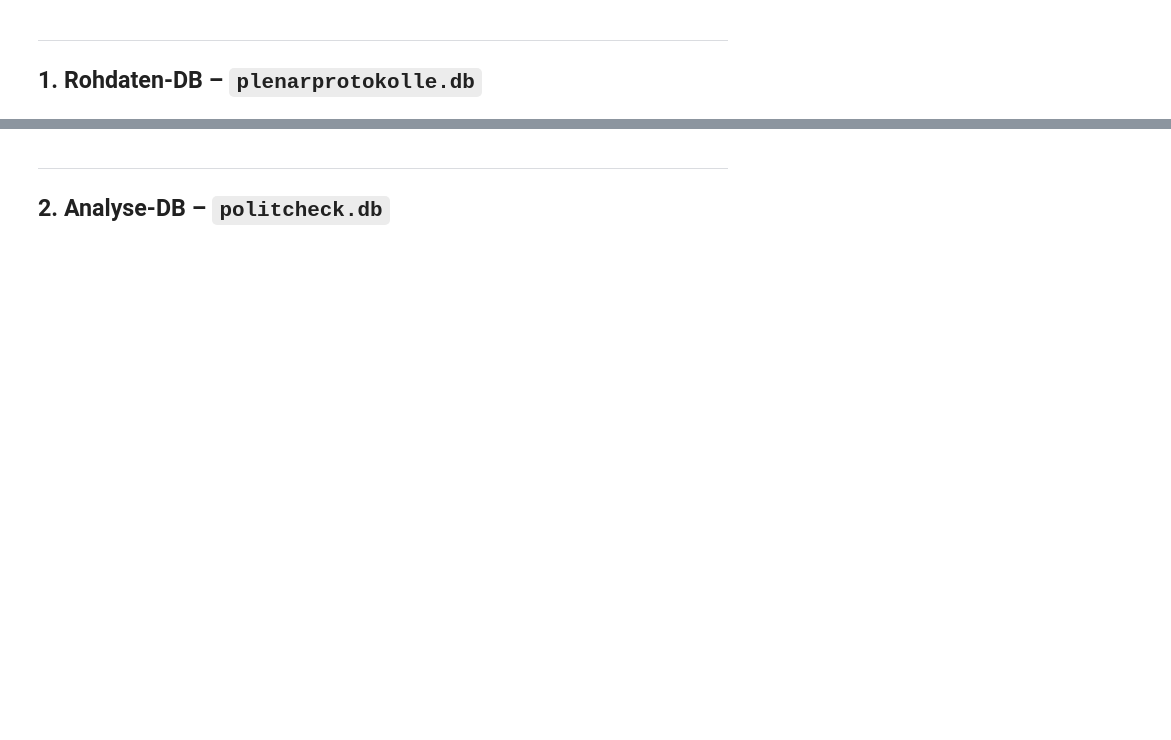
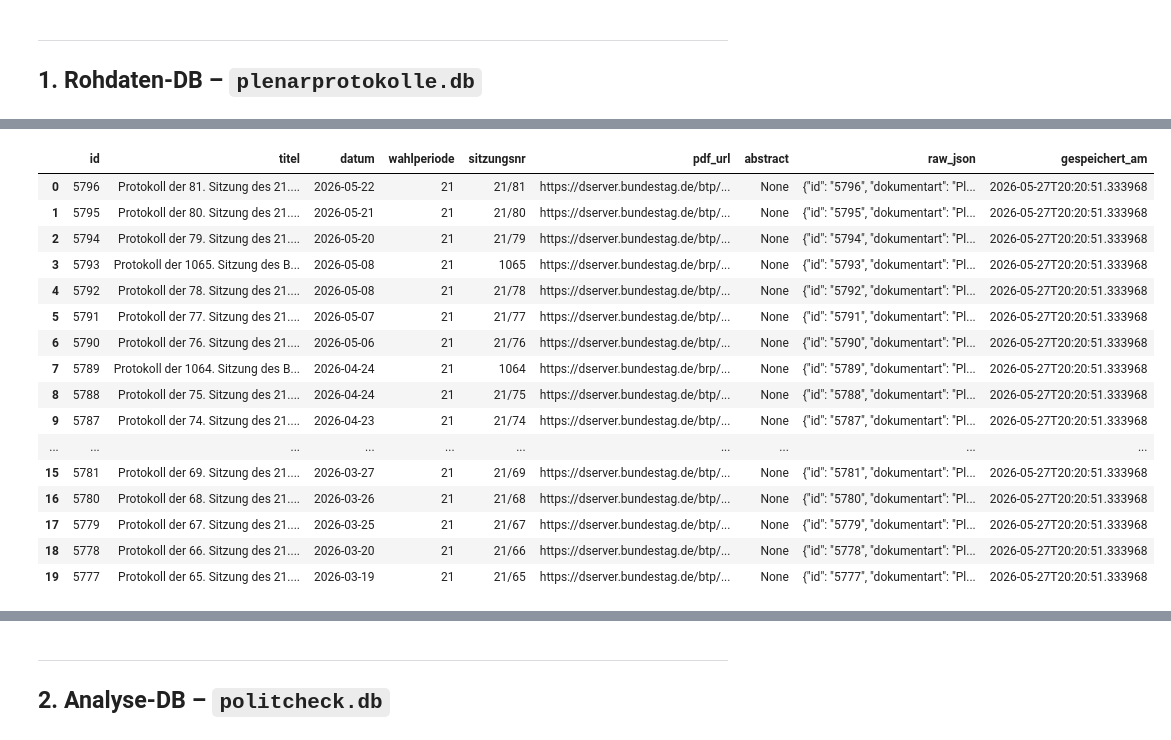
Before and after one commit to Wayman92/PolitCheck, a Jupyter notebook: eda/Datenbank_Explorer.ipynb, the cells around one changed output, grey strips where cells are left out. Drawn from its saved outputs; the diff is of its cells as text; code cells hidden in the pictures; blank space fills up the shorter version.

```diff
--- a/eda/Datenbank_Explorer.ipynb
+++ b/eda/Datenbank_Explorer.ipynb
@@ -49,16 +109,29 @@ query(DB_RAW, """
 # %%
 # Neueste 20 Protokolle
 query(DB_RAW, """
-    SELECT
-        id,
-        datum,
-        dokumentnummer,
-        titel,
-        pdf_url
+    SELECT *
     FROM protokolle
     ORDER BY datum DESC
     LIMIT 20
 """)
+# %% [output]
+|  | id | titel | datum | wahlperiode | sitzungsnr | pdf_url | abstract | raw_json | gespeichert_am |
+| 0 | 5796 | Protokoll der 81. Sitzung des 21.... | 2026-05-22 | 21 | 21/81 | https://dserver.bundestag.de/btp/... | None | {"id": "5796", "dokumentart": "Pl... | 2026-05-27T20:20:51.333968 |
+| 1 | 5795 | Protokoll der 80. Sitzung des 21.... | 2026-05-21 | 21 | 21/80 | https://dserver.bundestag.de/btp/... | None | {"id": "5795", "dokumentart": "Pl... | 2026-05-27T20:20:51.333968 |
+| 2 | 5794 | Protokoll der 79. Sitzung des 21.... | 2026-05-20 | 21 | 21/79 | https://dserver.bundestag.de/btp/... | None | {"id": "5794", "dokumentart": "Pl... | 2026-05-27T20:20:51.333968 |
+| 3 | 5793 | Protokoll der 1065. Sitzung des B... | 2026-05-08 | 21 | 1065 | https://dserver.bundestag.de/brp/... | None | {"id": "5793", "dokumentart": "Pl... | 2026-05-27T20:20:51.333968 |
+| 4 | 5792 | Protokoll der 78. Sitzung des 21.... | 2026-05-08 | 21 | 21/78 | https://dserver.bundestag.de/btp/... | None | {"id": "5792", "dokumentart": "Pl... | 2026-05-27T20:20:51.333968 |
+| 5 | 5791 | Protokoll der 77. Sitzung des 21.... | 2026-05-07 | 21 | 21/77 | https://dserver.bundestag.de/btp/... | None | {"id": "5791", "dokumentart": "Pl... | 2026-05-27T20:20:51.333968 |
+| 6 | 5790 | Protokoll der 76. Sitzung des 21.... | 2026-05-06 | 21 | 21/76 | https://dserver.bundestag.de/btp/... | None | {"id": "5790", "dokumentart": "Pl... | 2026-05-27T20:20:51.333968 |
+| 7 | 5789 | Protokoll der 1064. Sitzung des B... | 2026-04-24 | 21 | 1064 | https://dserver.bundestag.de/brp/... | None | {"id": "5789", "dokumentart": "Pl... | 2026-05-27T20:20:51.333968 |
+| 8 | 5788 | Protokoll der 75. Sitzung des 21.... | 2026-04-24 | 21 | 21/75 | https://dserver.bundestag.de/btp/... | None | {"id": "5788", "dokumentart": "Pl... | 2026-05-27T20:20:51.333968 |
+| 9 | 5787 | Protokoll der 74. Sitzung des 21.... | 2026-04-23 | 21 | 21/74 | https://dserver.bundestag.de/btp/... | None | {"id": "5787", "dokumentart": "Pl... | 2026-05-27T20:20:51.333968 |
+| ... | ... | ... | ... | ... | ... | ... | ... | ... | ... |
+| 15 | 5781 | Protokoll der 69. Sitzung des 21.... | 2026-03-27 | 21 | 21/69 | https://dserver.bundestag.de/btp/... | None | {"id": "5781", "dokumentart": "Pl... | 2026-05-27T20:20:51.333968 |
+| 16 | 5780 | Protokoll der 68. Sitzung des 21.... | 2026-03-26 | 21 | 21/68 | https://dserver.bundestag.de/btp/... | None | {"id": "5780", "dokumentart": "Pl... | 2026-05-27T20:20:51.333968 |
+| 17 | 5779 | Protokoll der 67. Sitzung des 21.... | 2026-03-25 | 21 | 21/67 | https://dserver.bundestag.de/btp/... | None | {"id": "5779", "dokumentart": "Pl... | 2026-05-27T20:20:51.333968 |
+| 18 | 5778 | Protokoll der 66. Sitzung des 21.... | 2026-03-20 | 21 | 21/66 | https://dserver.bundestag.de/btp/... | None | {"id": "5778", "dokumentart": "Pl... | 2026-05-27T20:20:51.333968 |
+| 19 | 5777 | Protokoll der 65. Sitzung des 21.... | 2026-03-19 | 21 | 21/65 | https://dserver.bundestag.de/btp/... | None | {"id": "5777", "dokumentart": "Pl... | 2026-05-27T20:20:51.333968 |
 # %%
 # Protokolle eines bestimmten Zeitraums filtern
 query(DB_RAW, """
```
Also changed, not shown: parts of 11 cells of this notebook.
